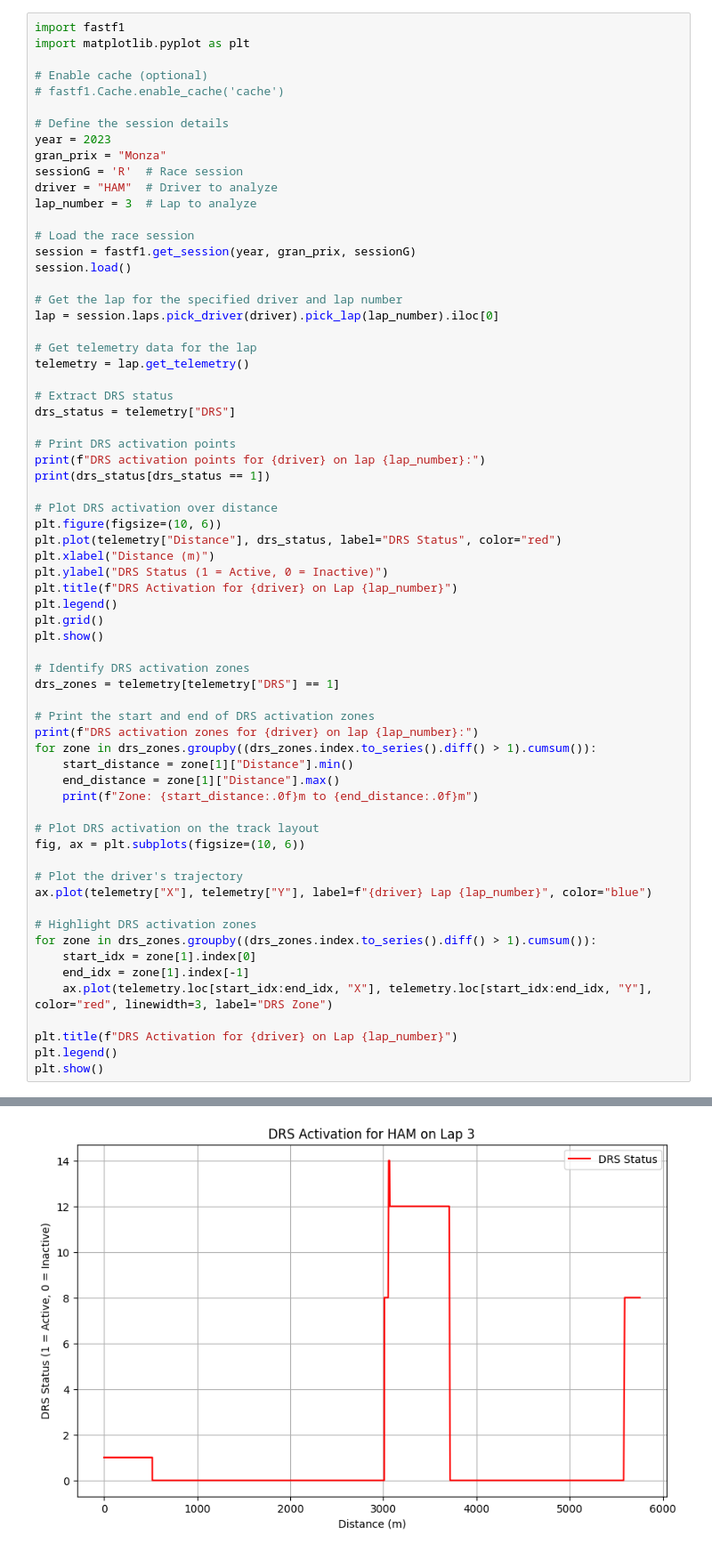
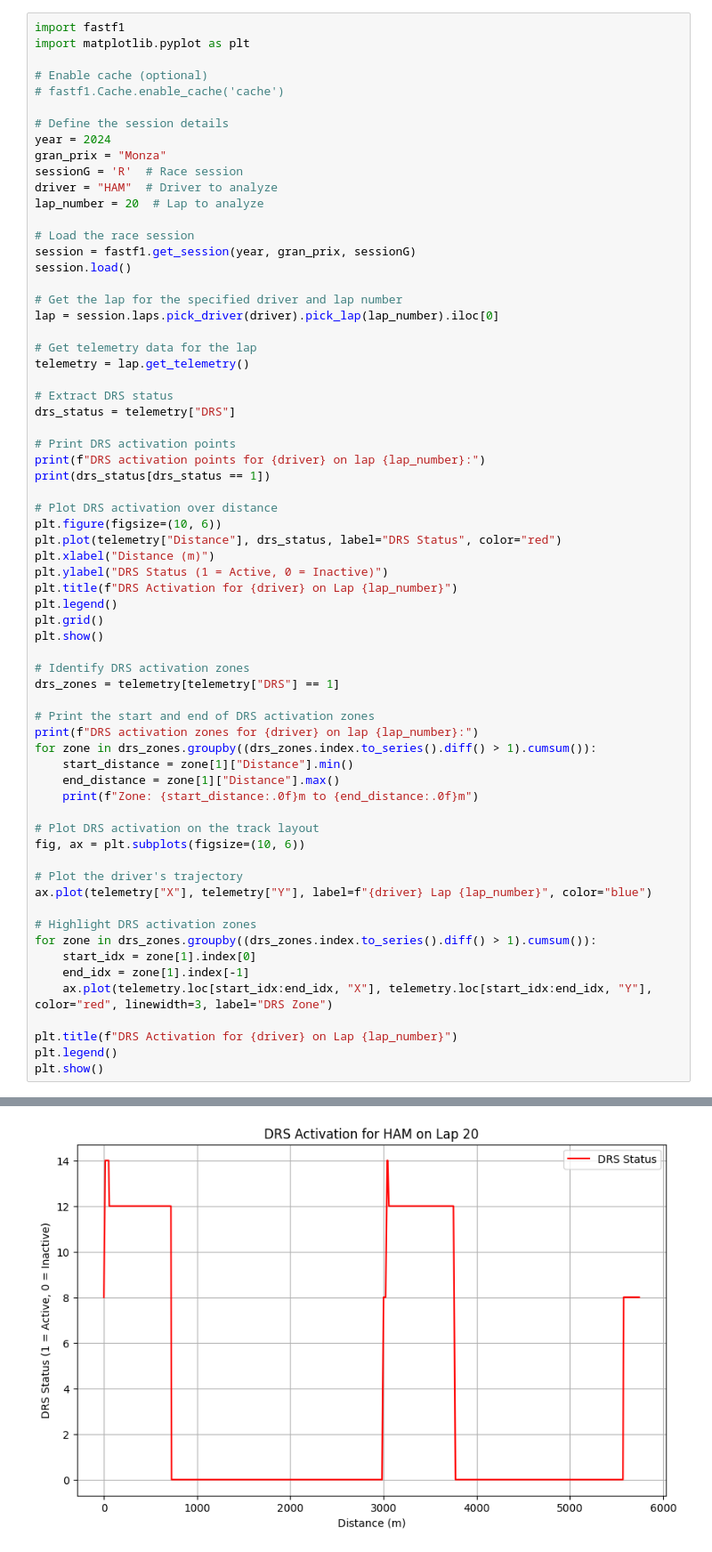
Before and after one commit to Vladinsky/FASTF1, a Jupyter notebook: domenicoDL/DRS.ipynb, the cells around one changed output, grey strips where cells are left out. Shown at 89% size. Saved outputs shown, nothing was run; the diff lists cells and outputs as text.

```diff
--- a/domenicoDL/DRS.ipynb
+++ b/domenicoDL/DRS.ipynb
@@ -6,11 +6,11 @@ import matplotlib.pyplot as plt
 # fastf1.Cache.enable_cache('cache')
 
 # Define the session details
-year = 2023
+year = 2024
 gran_prix = "Monza"
 sessionG = 'R'  # Race session
 driver = "HAM"  # Driver to analyze
-lap_number = 3  # Lap to analyze
+lap_number = 20  # Lap to analyze
 
 # Load the race session
 session = fastf1.get_session(year, gran_prix, sessionG)
@@ -99 +87 @@ Name: DRS, dtype: int64
-[figure, old version]
+[figure, new version]
```
Also changed, not shown: parts of 1 cell of this notebook, 2 other files.
